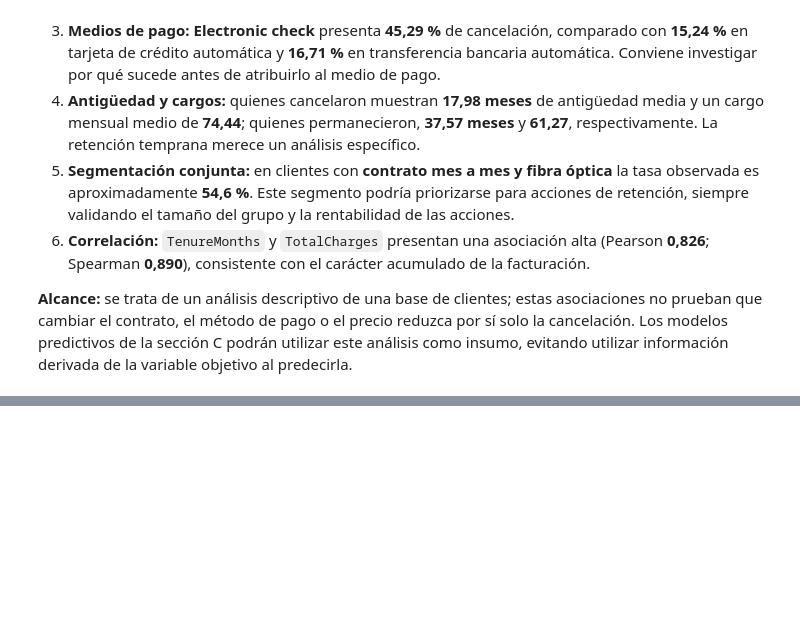
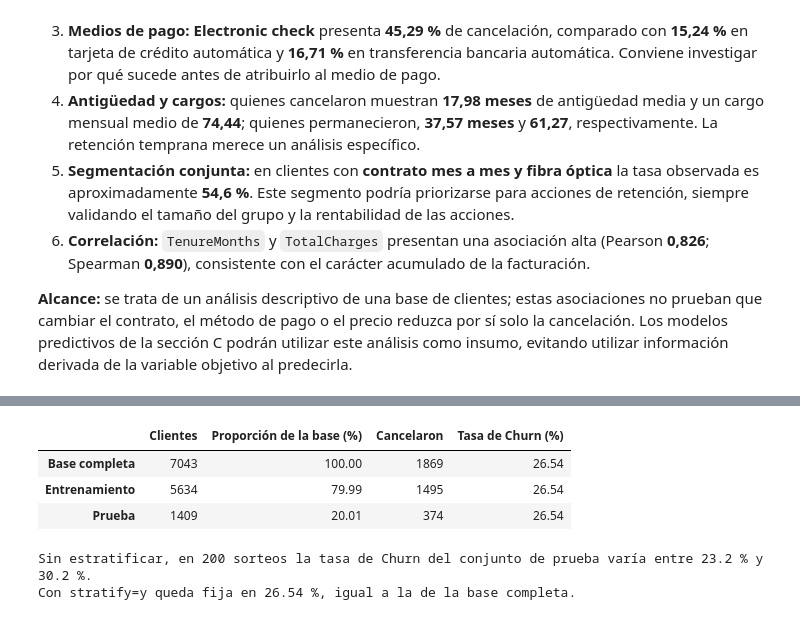
Before and after one commit to LauritoFarias/tpi-analisis-de-datos, a Jupyter notebook: notebooks/TPI_Analisis_de_Datos.ipynb, the cells around one changed output, grey strips where cells are left out. Cells and saved outputs as stored; diff of their text form; code cells hidden in the pictures; blank space fills up the shorter version.

```diff
--- a/notebooks/TPI_Analisis_de_Datos.ipynb
+++ b/notebooks/TPI_Analisis_de_Datos.ipynb
@@ -710,0 +884,43 @@ Cantidad de clientes en cada cruce:
+# %%
+# =============================================================================
+# C.1.2 - PARTICIÓN ESTRATIFICADA EN ENTRENAMIENTO (80 %) Y PRUEBA (20 %)
+# =============================================================================
+X = df_modelo[predictoras_c]
+y = df_modelo[objetivo_clasificacion]
+
+X_train, X_test, y_train, y_test = train_test_split(
+    X, y,
+    test_size=PROPORCION_PRUEBA,   # 20 % de los clientes para evaluar
+    stratify=y,                    # misma proporción de Churn en ambos conjuntos
+    random_state=SEMILLA           # sorteo reproducible
+)
+
+resumen_particion_c = pd.DataFrame({
+    'Clientes': [len(y), len(y_train), len(y_test)],
+    'Proporción de la base (%)': [100.0, 100 * len(y_train) / len(y), 100 * len(y_test) / len(y)],
+    'Cancelaron': [int(y.sum()), int(y_train.sum()), int(y_test.sum())],
+    'Tasa de Churn (%)': [100 * y.mean(), 100 * y_train.mean(), 100 * y_test.mean()]
+}, index=['Base completa', 'Entrenamiento', 'Prueba'])
+display(resumen_particion_c.round(2))
+
+# Ningún cliente puede estar en los dos conjuntos, y entre ambos deben sumar la base completa
+assert X_train.index.intersection(X_test.index).empty
+assert len(X_train) + len(X_test) == len(df_modelo)
+
+# ¿Qué pasaría sin estratificar? Se repite el sorteo con 200 semillas distintas
+tasas_sin_estratificar_c = [
+    100 * train_test_split(y, test_size=PROPORCION_PRUEBA, random_state=semilla)[1].mean()
+    for semilla in range(200)
+]
+print(
+    f'Sin estratificar, en 200 sorteos la tasa de Churn del conjunto de prueba varía entre '
+    f'{min(tasas_sin_estratificar_c):.1f} % y {max(tasas_sin_estratificar_c):.1f} %.'
+)
+print(f'Con stratify=y queda fija en {100 * y_test.mean():.2f} %, igual a la de la base completa.')
+# %% [output]
+|  | Clientes | Proporción de la base (%) | Cancelaron | Tasa de Churn (%) |
+| Base completa | 7043 | 100.00 | 1869 | 26.54 |
+| Entrenamiento | 5634 | 79.99 | 1495 | 26.54 |
+| Prueba | 1409 | 20.01 | 374 | 26.54 |
+Sin estratificar, en 200 sorteos la tasa de Churn del conjunto de prueba varía entre 23.2 % y 30.2 %.
+Con stratify=y queda fija en 26.54 %, igual a la de la base completa.
```
Also changed, not shown: parts of 11 cells of this notebook.
